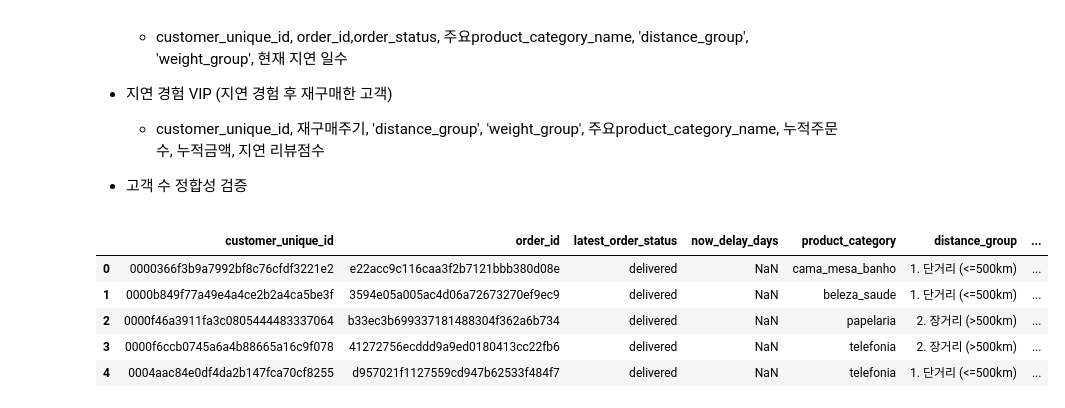
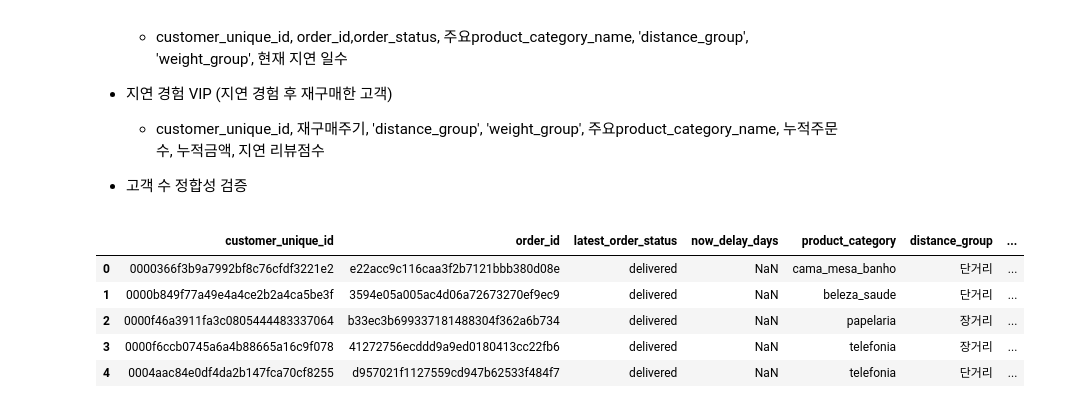
Before and after one commit to eunsung20311-dot/Olist-E-commerce-Analysis, a Jupyter notebook: 02_hypothesis_testing.ipynb, the cells around one changed output. Drawn from its saved outputs; the diff is of its cells as text; code cells hidden in the pictures.

```diff
--- a/02_hypothesis_testing.ipynb
+++ b/02_hypothesis_testing.ipynb
@@ -419,6 +432,35 @@ total_volume_l        -0.0003      0.001     -0.393      0.694      -0.002
     'order_id','is_delayed','early_or_late_days','month','customer_unique_id','order_purchase_timestamp','distance_group', 'weight_group','city_route','state_route'
 
 - 정합성 검증 실시
+# %%
+df_matrix = (
+    df_orders.merge(df_customers, on='customer_id')
+             .merge(df_items[['order_id','seller_id','product_id']], on='order_id')
+             .merge(df_sellers[['seller_id','seller_zip_code_prefix','seller_city','seller_state']], on='seller_id')
+             .merge(df_geo_clean.rename(columns={'geolocation_lat':'slat','geolocation_lng':'slng'}),
+                    left_on='seller_zip_code_prefix', right_on='geolocation_zip_code_prefix', how='left')
+             .merge(df_geo_clean.rename(columns={'geolocation_lat':'clat','geolocation_lng':'clng'}),
+                    left_on='customer_zip_code_prefix', right_on='geolocation_zip_code_prefix', how='left')
+             .merge(df_products[['product_id', 'product_weight_g', 'product_category_name']], on='product_id')
+)
+# df_matrix: 주문 단위 마스터 테이블 (거리/무게 세그먼트 + 노선 정보)
+# ※ 거리 계산: 기존 haversine(경도, 위도) 함수를 apply로 호출 — 인자 순서 (경도, 위도) 주의
+df_matrix['distance_km'] = df_matrix.apply(
+    lambda x: haversine(x['slng'], x['slat'], x['clng'], x['clat']),
+    axis=1
+)
+
+df_matrix = (df_matrix.groupby('order_id').agg(
+    is_delayed=('is_delayed','first'), early_or_late_days=('early_or_late_days','first'),
+    order_purchase_timestamp=('order_purchase_timestamp','first'),
+    customer_unique_id=('customer_unique_id','first'),
+    max_distance_km=('distance_km','max'), total_weight_g=('product_weight_g','sum'),
+    seller_city=('seller_city','first'), customer_city=('customer_city','first'),
+    seller_state=('seller_state','first'), customer_state=('customer_state','first'),
+    product_category_name=('product_category_name','last')
+).reset_index())
+df_matrix['distance_group'] = np.where(df_matrix['max_distance_km'] > 500, '장거리', '단거리')
+df_matrix['weight_group']   = np.where(df_matrix['total_weight_g'] > 5000, '대형', '경량')
 # %%
 # 주별 노선, 도시별 노선 열 생성
 df_matrix['city_route'] = df_matrix['seller_city'] + ' -> ' + df_matrix['customer_city']
@@ -491,7 +526,7 @@ cust_order_base = (
     .merge(df_customers[['customer_id','customer_unique_id']], on = 'customer_id')
     .merge(df_reviews[['order_id','review_score']], on='order_id', how= 'left')
     .merge(order_payment_sum, on = 'order_id', how= 'left')
-    .merge(df_first_order_analysis[['order_id','purchase_interval']], on='order_id', how = 'left')
+    .merge(df_first_order[['order_id','purchase_interval']], on='order_id', how = 'left')
 )
 
 cust_order_base['delay_score'] = np.where(
@@ -514,38 +549,38 @@ cust_clean['now_delay_days'] = np.where(
 products_cols = ['order_id', 'product_category_name', 'distance_group', 'weight_group']
 cust_clean_enriched = cust_clean.merge(
     df_matrix[products_cols], on='order_id',how='left')
 
 df_customer_crm_mstr = (
     cust_clean_enriched
     .sort_values('order_purchase_timestamp')
     .groupby('customer_unique_id')
     .agg(
         # [최근 주문 정보]
         order_id=('order_id', 'last'),
         latest_order_status=('order_status', 'last'),
         now_delay_days=('now_delay_days', 'last'),
 
         # [물류/제품 매트릭스 변수 추가]
         product_category=('product_category_name', 'last'), # 1, 2일차 리스팅용 최근 카테고리
         distance_group=('distance_group', 'last'),
         weight_group=('weight_group', 'last'),
 
         # [행동 지표]
         total_orders=('order_id', 'nunique'),
         total_payment_value=('payment_value', 'sum'),
         delay_review_score=('delay_score', 'mean'),
         purchase_interval=('purchase_interval','max')
     )
     .reset_index()
 )
 df_customer_crm_mstr.head()
 # %% [output]
 |  | customer_unique_id | order_id | latest_order_status | now_delay_days | product_category | distance_group | ... |
-| 0 | 0000366f3b9a7992bf8c76cfdf3221e2 | e22acc9c116caa3f2b7121bbb380d08e | delivered | NaN | cama_mesa_banho | 1. 단거리 (<=500km) | ... |
-| 1 | 0000b849f77a49e4a4ce2b2a4ca5be3f | 3594e05a005ac4d06a72673270ef9ec9 | delivered | NaN | beleza_saude | 1. 단거리 (<=500km) | ... |
-| 2 | 0000f46a3911fa3c0805444483337064 | b33ec3b699337181488304f362a6b734 | delivered | NaN | papelaria | 2. 장거리 (>500km) | ... |
-| 3 | 0000f6ccb0745a6a4b88665a16c9f078 | 41272756ecddd9a9ed0180413cc22fb6 | delivered | NaN | telefonia | 2. 장거리 (>500km) | ... |
-| 4 | 0004aac84e0df4da2b147fca70cf8255 | d957021f1127559cd947b62533f484f7 | delivered | NaN | telefonia | 1. 단거리 (<=500km) | ... |
+| 0 | 0000366f3b9a7992bf8c76cfdf3221e2 | e22acc9c116caa3f2b7121bbb380d08e | delivered | NaN | cama_mesa_banho | 단거리 | ... |
+| 1 | 0000b849f77a49e4a4ce2b2a4ca5be3f | 3594e05a005ac4d06a72673270ef9ec9 | delivered | NaN | beleza_saude | 단거리 | ... |
+| 2 | 0000f46a3911fa3c0805444483337064 | b33ec3b699337181488304f362a6b734 | delivered | NaN | papelaria | 장거리 | ... |
+| 3 | 0000f6ccb0745a6a4b88665a16c9f078 | 41272756ecddd9a9ed0180413cc22fb6 | delivered | NaN | telefonia | 장거리 | ... |
+| 4 | 0004aac84e0df4da2b147fca70cf8255 | d957021f1127559cd947b62533f484f7 | delivered | NaN | telefonia | 단거리 | ... |
 # %%
 #카테고리 추출 함수 정의
 def get_main_category(data):
```
Also changed, not shown: parts of 39 cells of this notebook, 2 other files.
